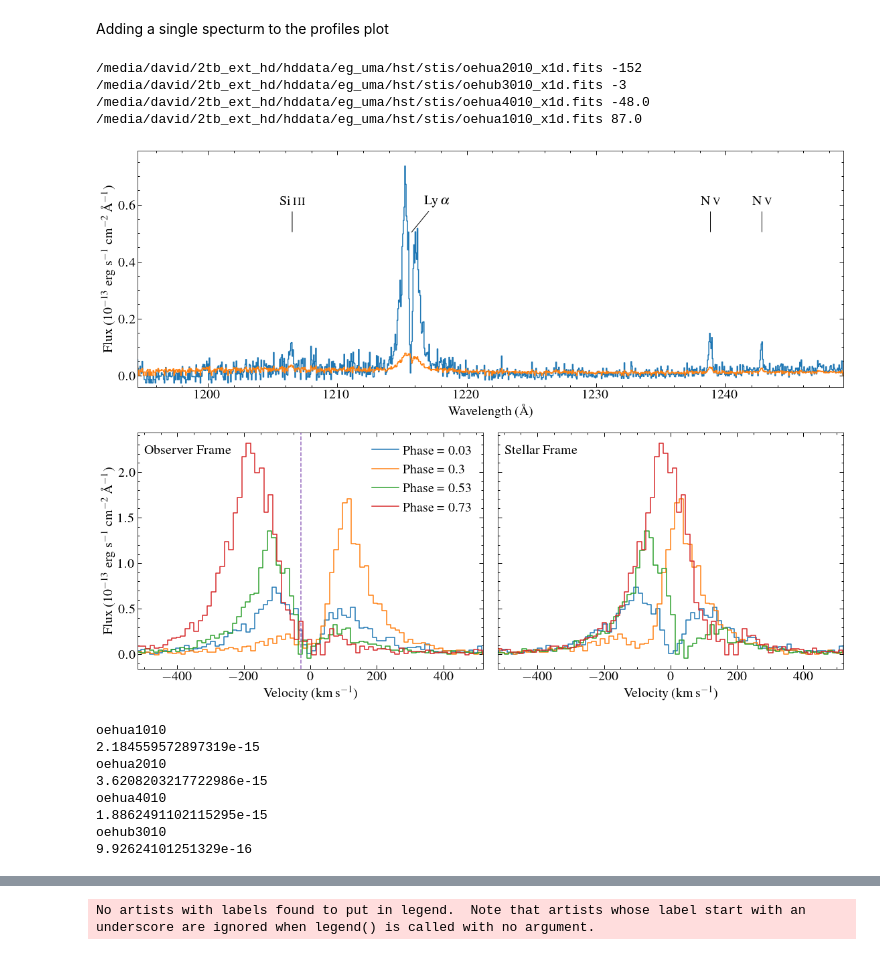
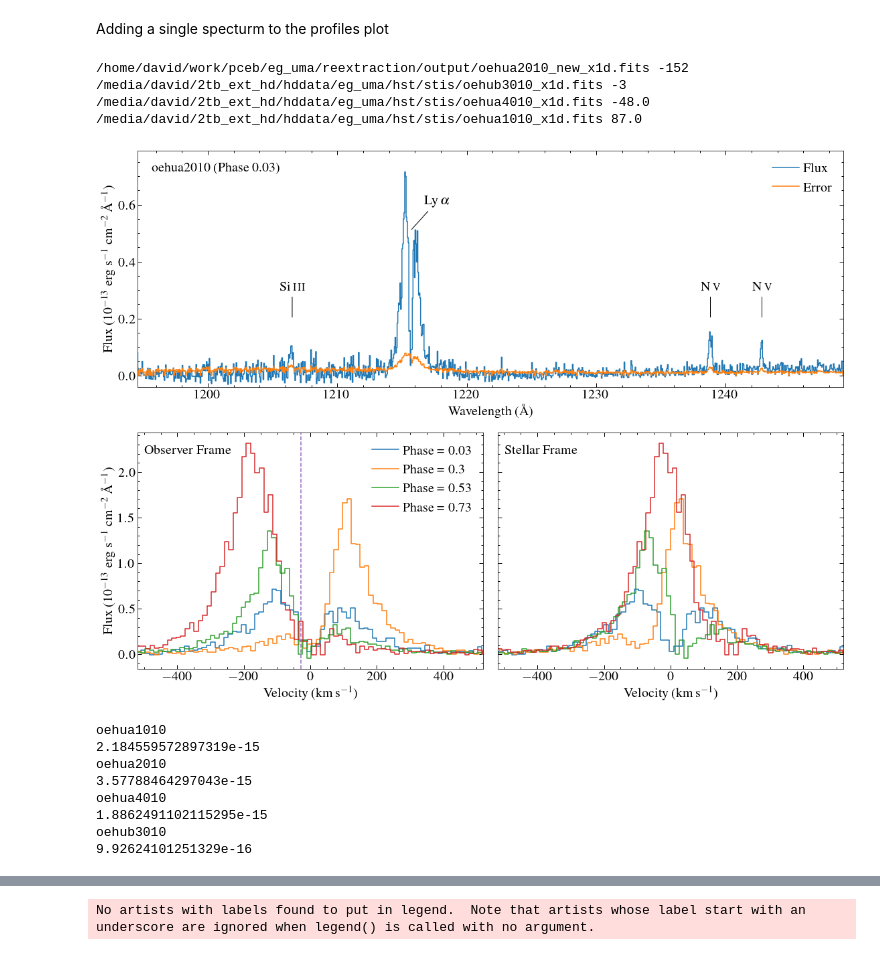
Before and after one commit to davidjwilson/pceb, a Jupyter notebook: eg_uma/eg_uma_stis_first_look.ipynb, the cells around one changed output, grey strips where cells are left out. Drawn from its saved outputs; the diff is of its cells as text; code cells hidden in the pictures.

```diff
--- a/eg_uma/eg_uma_stis_first_look.ipynb
+++ b/eg_uma/eg_uma_stis_first_look.ipynb
@@ -32,8 +32,15 @@ x1ds = glob.glob('{}*x1d.fits'.format(path))
 # %%
 #reordering to make sense with previous work
 
+# x1ds = ['/media/david/2tb_ext_hd/hddata/eg_uma/hst/stis/oehua1010_x1d.fits',
+#         '/media/david/2tb_ext_hd/hddata/eg_uma/hst/stis/oehua2010_x1d.fits',
+#        '/media/david/2tb_ext_hd/hddata/eg_uma/hst/stis/oehua4010_x1d.fits',
+#        '/media/david/2tb_ext_hd/hddata/eg_uma/hst/stis/oehub3010_x1d.fits']
+
+#new extraction for oehua2010
+
 x1ds = ['/media/david/2tb_ext_hd/hddata/eg_uma/hst/stis/oehua1010_x1d.fits',
-        '/media/david/2tb_ext_hd/hddata/eg_uma/hst/stis/oehua2010_x1d.fits',
+        '/home/david/work/pceb/eg_uma/reextraction/output/oehua2010_new_x1d.fits',
        '/media/david/2tb_ext_hd/hddata/eg_uma/hst/stis/oehua4010_x1d.fits',
        '/media/david/2tb_ext_hd/hddata/eg_uma/hst/stis/oehub3010_x1d.fits']
 # %%
@@ -530,7 +537,7 @@ for i, x in enumerate(x1ds):
     # cos_mask = (wc >= ws[0]) & (wc < lines[0]-2) | (wc > lines[0]+1) & (wc < 1210) | (wc > 1220) & (wc < lines[1]-2) | (wc > lines[1]+1) & (wc < lines[2]-2) | (wc > lines[2]+1) & (wc <=ws[-1])
     cos_mask = (wc >= ws[0]) & (wc < 1215) | (wc > 1220)  & (wc <=ws[-1])
     cos_mask = (wc >= ws[0])   & (wc <=ws[-1])
-    fci = convolve(fc,Box1DKernel(5))
+    # fci = convolve(fc,Box1DKernel(5))
     plt.plot(wc[cos_mask], fci[cos_mask], label='COS')
     # plt.plot(wc, fci, label='COS')
     cos_int = np.trapz(fc[cos_mask], wc[cos_mask])
@@ -1595,26 +1602,27 @@ for i, x in enumerate(x1ds_phase[0:1]):
     w, f, e = data['WAVELENGTH'], data['FLUX'], data['ERROR']
     # v = (w*u.AA).to(u.km/u.s,  equivalencies=u.doppler_optical(lya*u.AA))
 #     v = (w*u.AA).to(u.km/u.s,  equivalencies=u.doppler_optical(lya_system))
-    plt.step(w, f*fscale, where='mid') #label='Phase = {}'.format(phaseord[i]))
-    plt.step(w, e*fscale, where='mid')
+    plt.step(w, f*fscale, where='mid', label = 'Flux') #label='Phase = {}'.format(phaseord[i]))
+    plt.step(w, e*fscale, where='mid', label = 'Error')
 plt.ylabel('Flux (10$^{-13}$ erg s$^{-1}$ cm$^{-2}$ \AA$^{-1}$)')
 plt.xlabel('Wavelength (\AA)')
 plt.xlim(w[0], w[-1])
 plt.ylim(-0.04, 0.79)
 # plt.yscale('log')
 
+plt.annotate('oehua2010 (Phase 0.03)', (0.02, 0.95), xycoords='axes fraction', va='top', ha='left')
 
 
 names = ['Si\,{\sc iii}', r'Ly\,$\alpha$','N\,{\sc v}', 'N\,{\sc v}']
 lines = [1206.51, 1215.67, 1238.821,1242.804]
 for name, line in zip(names, lines):
     if line == 1215.67:
-        plt.annotate(name,(line, 0.5), xytext=(line+2, 0.6),arrowprops=dict(arrowstyle='-'), horizontalalignment='center', bbox=dict(facecolor='white', edgecolor='none', alpha =0.5))
+        plt.annotate(name,(line, 0.51), xytext=(line+2, 0.6),arrowprops=dict(arrowstyle='-'), horizontalalignment='center', bbox=dict(facecolor='white', edgecolor='none', alpha =0.5))
     else:
     # plt.annotate('',(line, 0.5), xytext=(line, 0.58),arrowprops=dict(arrowstyle='-'), horizontalalignment='center')
-        plt.annotate(name,(line, 0.5), xytext=(line, 0.6),arrowprops=dict(arrowstyle='-'), horizontalalignment='center', bbox=dict(facecolor='white', edgecolor='none', alpha =0.5))
+        plt.annotate(name,(line, 0.2), xytext=(line, 0.3),arrowprops=dict(arrowstyle='-'), horizontalalignment='center', bbox=dict(facecolor='white', edgecolor='none', alpha =0.5))
 
-
+plt.legend()
 
 
 plt.subplot(223)
@@ -1629,35 +1637,35 @@ for i, x in enumerate(x1ds_phase):
 plt.xlim(-520, 520)
 plt.legend()
 plt.xlabel('Velocity (km\,s$^{-1}$)')
 plt.ylabel('Flux (10$^{-13}$ erg s$^{-1}$ cm$^{-2}$ \AA$^{-1}$)')
 plt.annotate('Observer Frame', (0.02, 0.95), xycoords='axes fraction', va='top', ha='left')
 plt.axvline(gamma.value, ls='--', c='C4')
 
 
 #stellar rest frame
 plt.subplot(224)
 for i, x in enumerate(x1ds_phase):
    # print(x, dv_labs[i])
     data = fits.getdata(x, 1)[0]
     w, f, e = data['WAVELENGTH'], data['FLUX'], data['ERROR']
     ws = (-1*deltavs[args][i]*u.km/u.s).to(u.AA, equivalencies=u.doppler_optical(w*u.AA))
     v = (ws).to(u.km/u.s,  equivalencies=u.doppler_optical(lya*u.AA))
     plt.step(v, f*fscale, where='mid', label='Phase = {}'.format(phaseord[i]))
 #     plt.plot(v, f, label='Phase = {}'.format(phaseord[i]))
 plt.xlim(-520, 520)
 plt.yticks(visible=False)
 plt.annotate('Stellar Frame', (0.02, 0.95), xycoords='axes fraction', va='top', ha='left')
 # plt.legend()
 plt.xlabel('Velocity (km\,s$^{-1}$)')
 # plt.ylabel('Flux (erg s$^{-1}$ cm$^{-2}$ \AA$^{-1}$)')
 plt.tight_layout()
 plt.savefig('plots/eg_uma_lya_stis_spec.pdf', dpi=150)
 # %% [output]
-/media/david/2tb_ext_hd/hddata/eg_uma/hst/stis/oehua2010_x1d.fits -152
+/home/david/work/pceb/eg_uma/reextraction/output/oehua2010_new_x1d.fits -152
 /media/david/2tb_ext_hd/hddata/eg_uma/hst/stis/oehub3010_x1d.fits -3
 /media/david/2tb_ext_hd/hddata/eg_uma/hst/stis/oehua4010_x1d.fits -48.0
 /media/david/2tb_ext_hd/hddata/eg_uma/hst/stis/oehua1010_x1d.fits 87.0
-[figure, old version]
+[figure, new version]
 # %%
 # fits.getheader(x1ds[0])
 # %%
@@ -1677,7 +1685,7 @@ for i, x in enumerate(x1ds):
 oehua1010
 2.184559572897319e-15
 oehua2010
-3.6208203217722986e-15
+3.57788464297043e-15
 oehua4010
 1.8862491102115295e-15
 oehub3010
```
Also changed, not shown: parts of 21 cells of this notebook, 28 other files.
